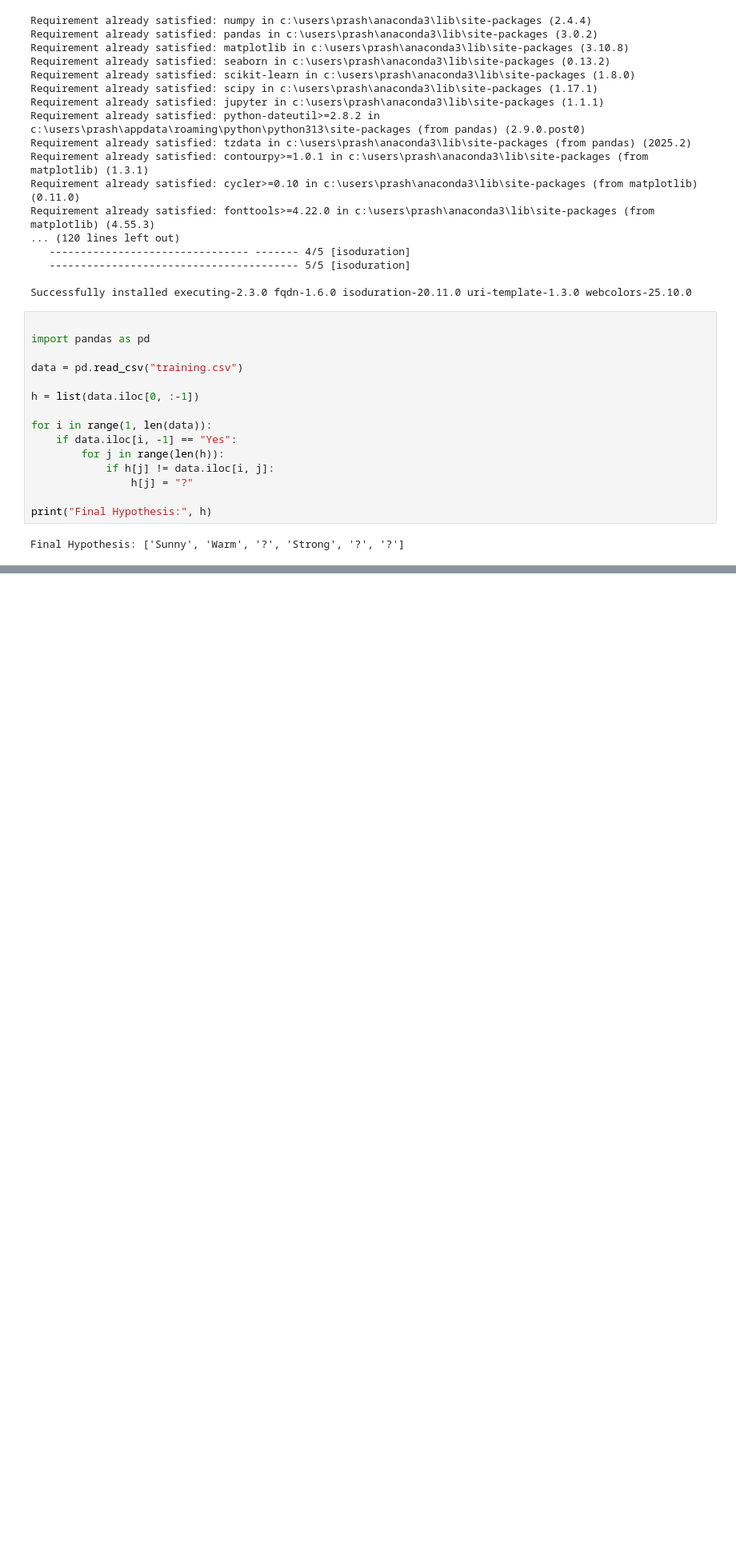
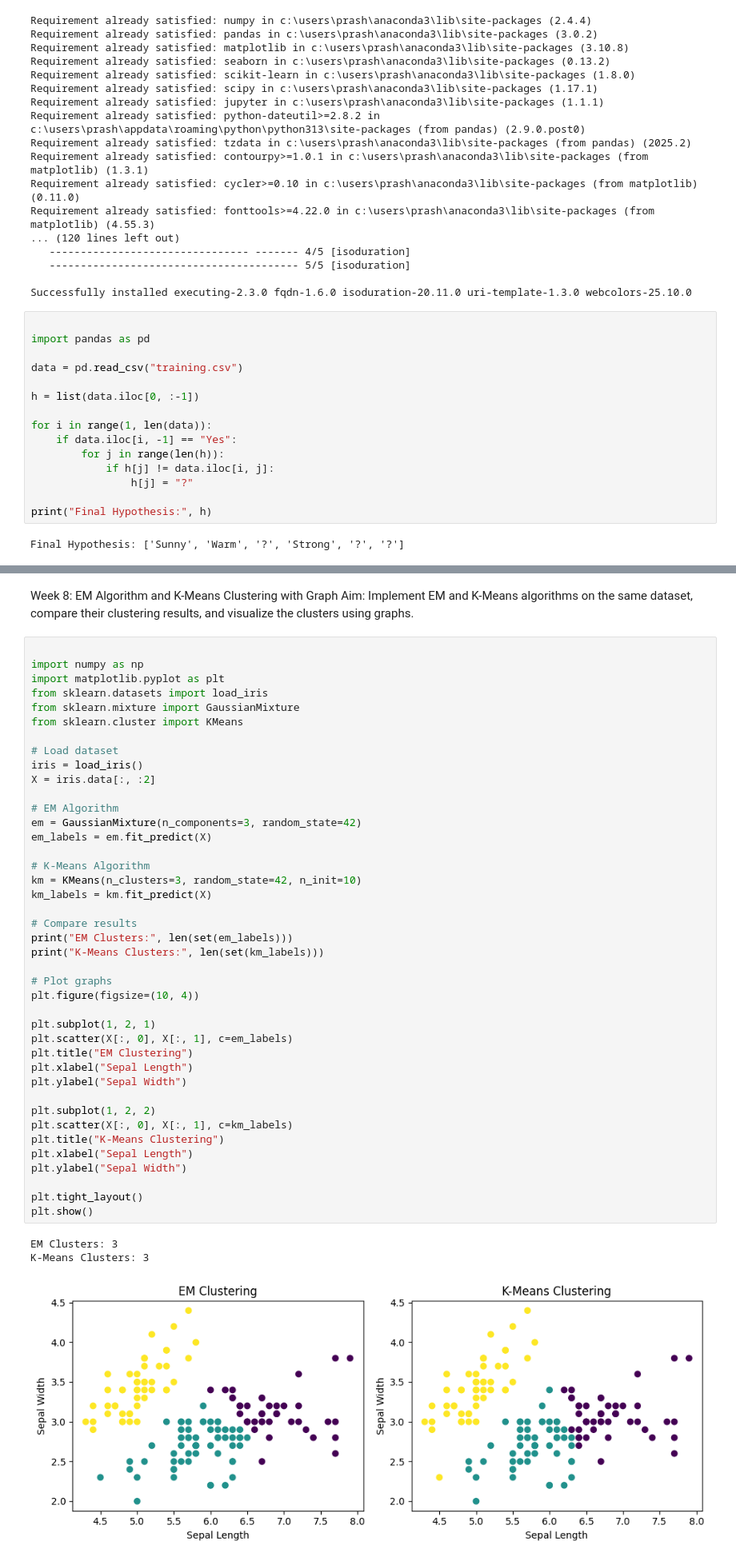
Before and after one commit to Prashanthsyntax/LABS, a Jupyter notebook: FML/FML.ipynb, the cells around one changed output, grey strips where cells are left out. Shown at 80% size. Saved outputs shown, nothing was run; the diff lists cells and outputs as text; blank space fills up the shorter version.

```diff
--- a/FML/FML.ipynb
+++ b/FML/FML.ipynb
@@ -40,0 +346,48 @@ Final Hypothesis: ['Sunny', 'Warm', '?', 'Strong', '?', '?']
+# %% [markdown]
+Week 8: EM Algorithm and K-Means Clustering with Graph
+Aim: Implement EM and K-Means algorithms on the same dataset, compare their clustering results, and visualize the clusters using graphs.
+# %%
+
+import numpy as np
+import matplotlib.pyplot as plt
+from sklearn.datasets import load_iris
+from sklearn.mixture import GaussianMixture
+from sklearn.cluster import KMeans
+
+# Load dataset
+iris = load_iris()
+X = iris.data[:, :2]
+
+# EM Algorithm
+em = GaussianMixture(n_components=3, random_state=42)
+em_labels = em.fit_predict(X)
+
+# K-Means Algorithm
+km = KMeans(n_clusters=3, random_state=42, n_init=10)
+km_labels = km.fit_predict(X)
+
+# Compare results
+print("EM Clusters:", len(set(em_labels)))
+print("K-Means Clusters:", len(set(km_labels)))
+
+# Plot graphs
+plt.figure(figsize=(10, 4))
+
+plt.subplot(1, 2, 1)
+plt.scatter(X[:, 0], X[:, 1], c=em_labels)
+plt.title("EM Clustering")
+plt.xlabel("Sepal Length")
+plt.ylabel("Sepal Width")
+
+plt.subplot(1, 2, 2)
+plt.scatter(X[:, 0], X[:, 1], c=km_labels)
+plt.title("K-Means Clustering")
+plt.xlabel("Sepal Length")
+plt.ylabel("Sepal Width")
+
+plt.tight_layout()
+plt.show()
+# %% [output]
+EM Clusters: 3
+K-Means Clusters: 3
+[figure, added]
```
Also changed, not shown: parts of 18 cells of this notebook.
